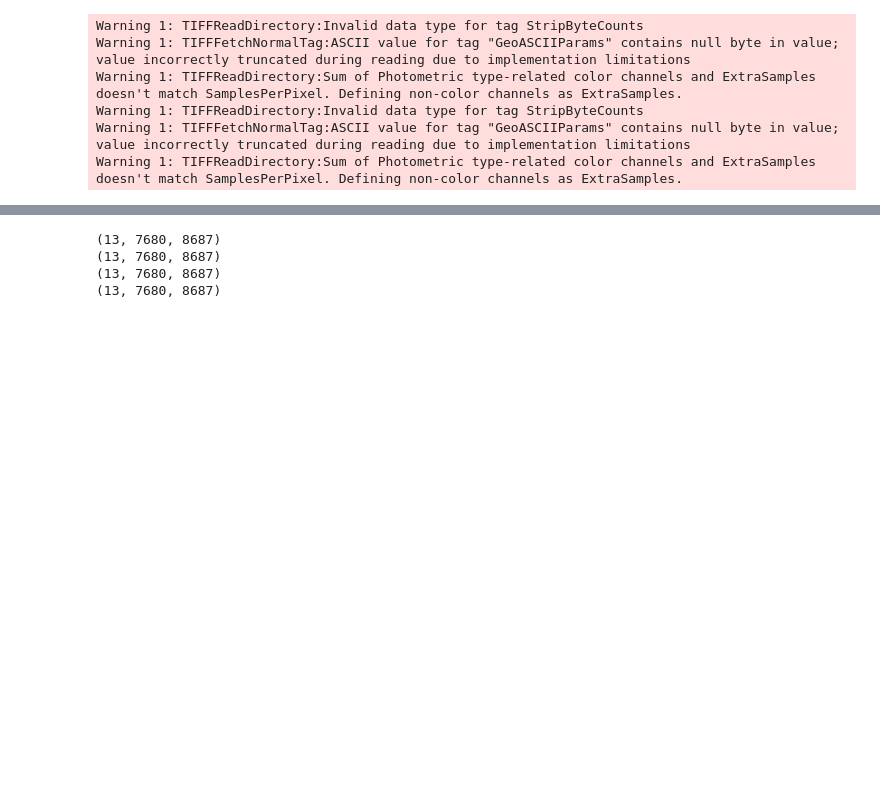
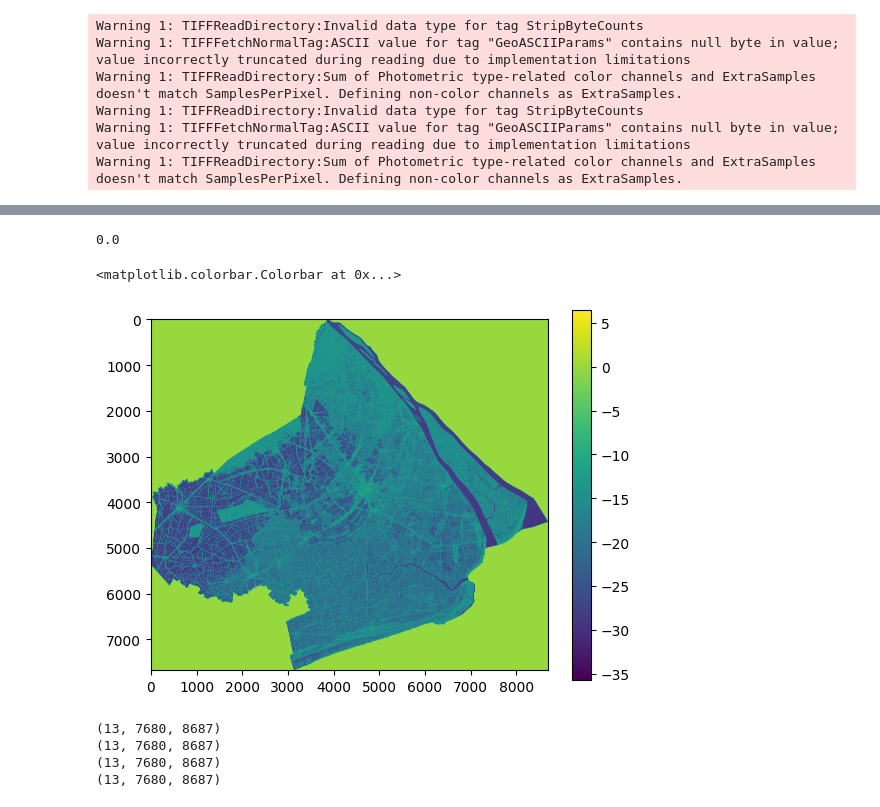
Before and after one commit to minhify/CTU-CSIROBoeingPhase5, a Jupyter notebook: processMask-test.ipynb, the cells around one changed output, grey strips where cells are left out. Cells and saved outputs as stored; diff of their text form; code cells hidden in the pictures; blank space fills up the shorter version.

```diff
--- a/processMask-test.ipynb
+++ b/processMask-test.ipynb
@@ -314,3 +202,13 @@ Warning 1: TIFFReadDirectory:Sum of Photometric type-related color channels and
+# %%
+print(dsvv.values[10][1][1])
+# %% [output]
+0.0
+# %%
+plt.imshow(dsvh.isel(band=2))
+plt.colorbar()
+# %% [output]
+<matplotlib.colorbar.Colorbar at 0x...>
+[figure, added]
 # %%
 from sklearn.preprocessing import PolynomialFeatures
 from sklearn.linear_model import LinearRegression
```
Also changed, not shown: parts of 14 cells of this notebook, 1 other file.
